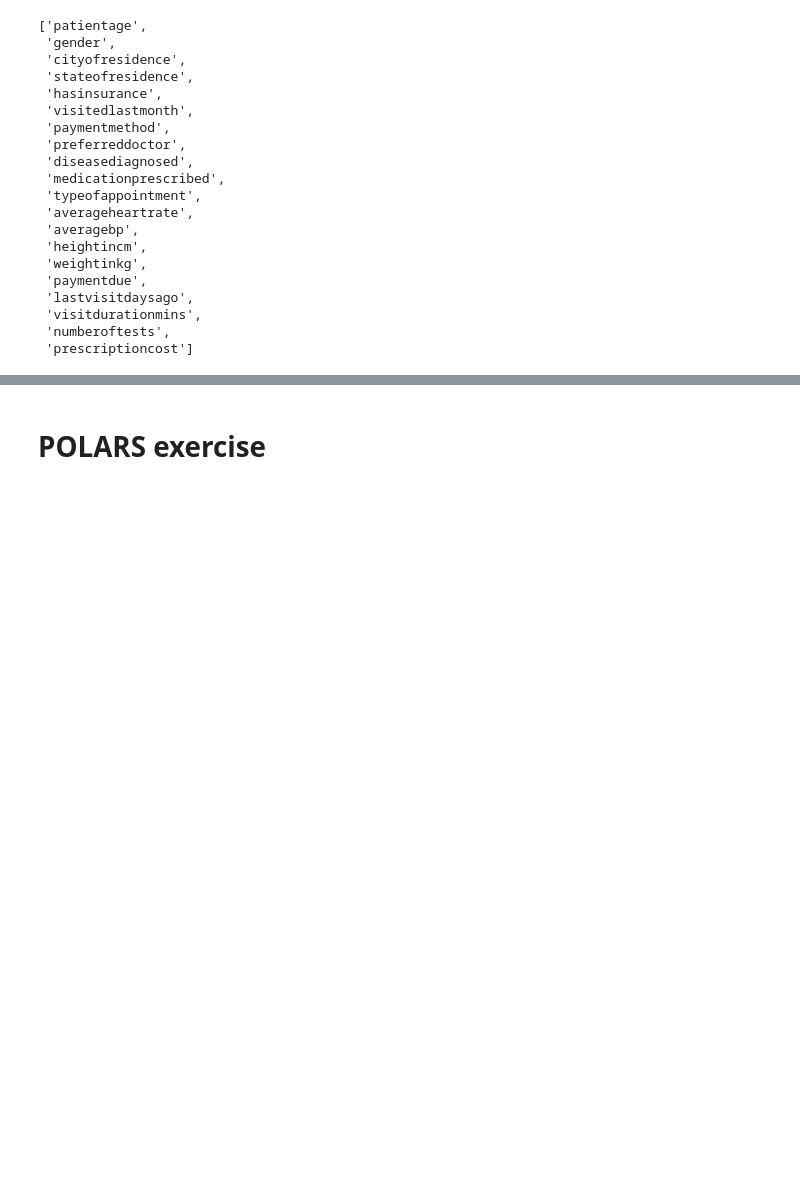
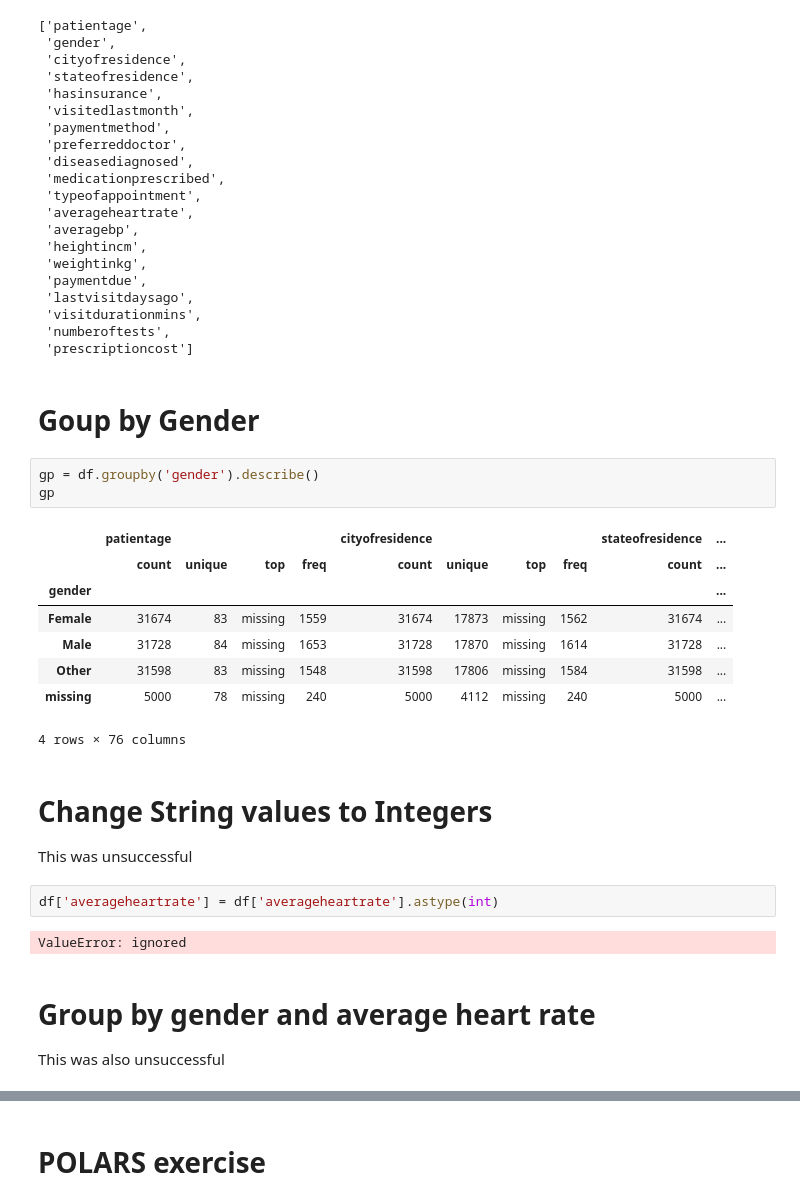
Before and after one commit to chebbin/datasci_2_manipulation, a Jupyter notebook: hha507hw2.ipynb, the cells around one changed output, grey strips where cells are left out. Drawn from its saved outputs; the diff is of its cells as text; blank space fills up the shorter version.

```diff
--- a/hha507hw2.ipynb
+++ b/hha507hw2.ipynb
@@ -109,3 +109,29 @@ list(df2)
  'visitdurationmins',
  'numberoftests',
  'prescriptioncost']
+# %% [markdown]
+# Goup by Gender
+# %%
+gp = df.groupby('gender').describe()
+gp
+# %% [output]
+|  | patientage |  |  |  | cityofresidence |  |  |  | stateofresidence | ... |
+|  | count | unique | top | freq | count | unique | top | freq | count | ... |
+| gender |  |  |  |  |  |  |  |  |  | ... |
+| Female | 31674 | 83 | missing | 1559 | 31674 | 17873 | missing | 1562 | 31674 | ... |
+| Male | 31728 | 84 | missing | 1653 | 31728 | 17870 | missing | 1614 | 31728 | ... |
+| Other | 31598 | 83 | missing | 1548 | 31598 | 17806 | missing | 1584 | 31598 | ... |
+| missing | 5000 | 78 | missing | 240 | 5000 | 4112 | missing | 240 | 5000 | ... |
+4 rows × 76 columns
+# %% [markdown]
+# Change String values to Integers
+
+This was unsuccessful
+# %%
+df['averageheartrate'] = df['averageheartrate'].astype(int)
+# %% [output]
+ValueError: ignored
+# %% [markdown]
+# Group by gender and average heart rate
+
+This was also unsuccessful
```
Also changed, not shown: parts of 3 cells of this notebook.
